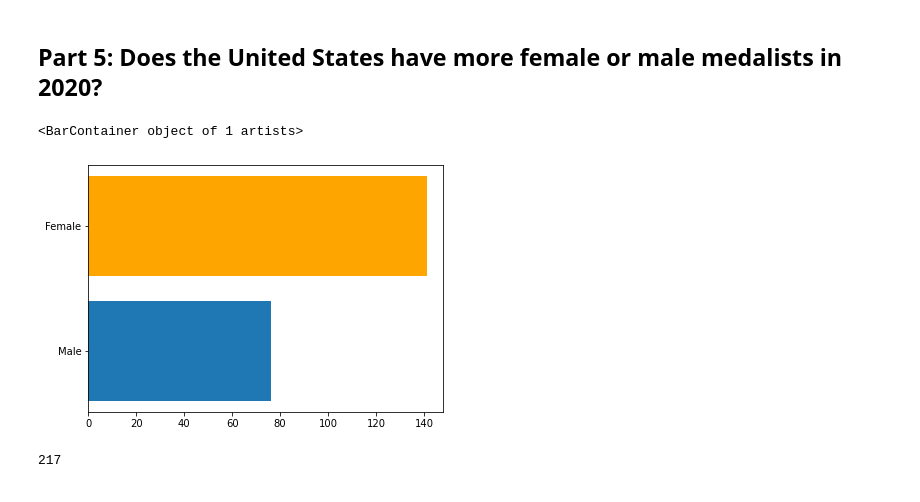
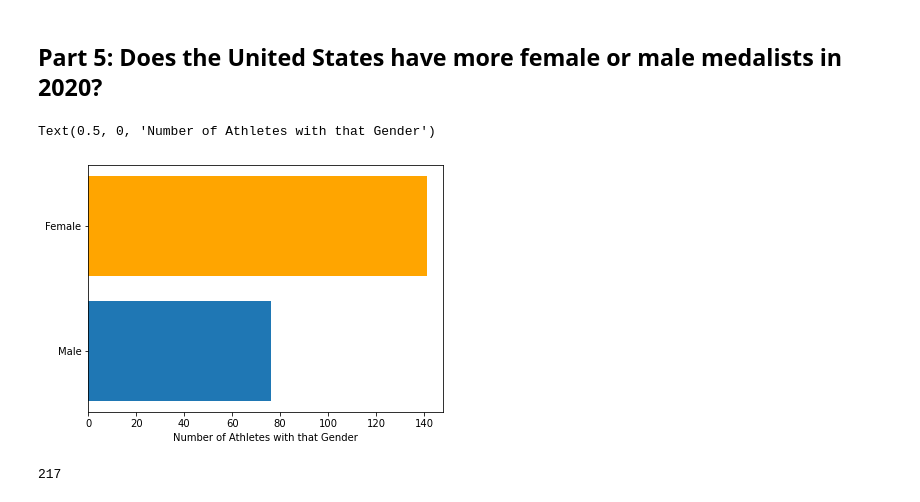
Before and after one commit to bdavis12302/2020-2016-Summer-Olympic-Data, a Jupyter notebook: DSCI235 Final Project - 2020 and 2016 Summer Olympic Data.ipynb, the cells around one changed output. Drawn from its saved outputs; the diff is of its cells as text; code cells hidden in the pictures.

```diff
--- a/DSCI235 Final Project - 2020 and 2016 Summer Olympic Data.ipynb
+++ b/DSCI235 Final Project - 2020 and 2016 Summer Olympic Data.ipynb
@@ -417,19 +471,20 @@ Shown above are the top medaling countries in the 2016 and 2020 Summer Olympics.
 # %%
 %matplotlib inline
 
 usAthletes = olympics2020.loc[olympics2020['Country'] == 'United States'].drop_duplicates(subset=['Name'])
 usMedalists = usAthletes.loc[pd.notna(usAthletes['Medal'])]
 usMedalistsGender = usMedalists['Gender']
 plt.figure(figsize=(14, 10))
 plt.subplot(221)
 maleUS = usMedalists[usMedalists['Gender'] == 'Male']
 plt.barh("Male", maleUS['Gender'].count())
 plt.subplot(221)
 femaleUS = usMedalists[usMedalists['Gender'] == 'Female']
 plt.barh("Female", femaleUS['Gender'].count(), color='orange')
+plt.xlabel("Number of Athletes with that Gender")
 # %% [output]
-<BarContainer object of 1 artists>
+Text(0.5, 0, 'Number of Athletes with that Gender')
-[figure, old version]
+[figure, new version]
 # %%
 countMale = maleUS['Name'].count()
 countFemale = femaleUS['Name'].count()
```
Also changed, not shown: parts of 23 cells of this notebook.
